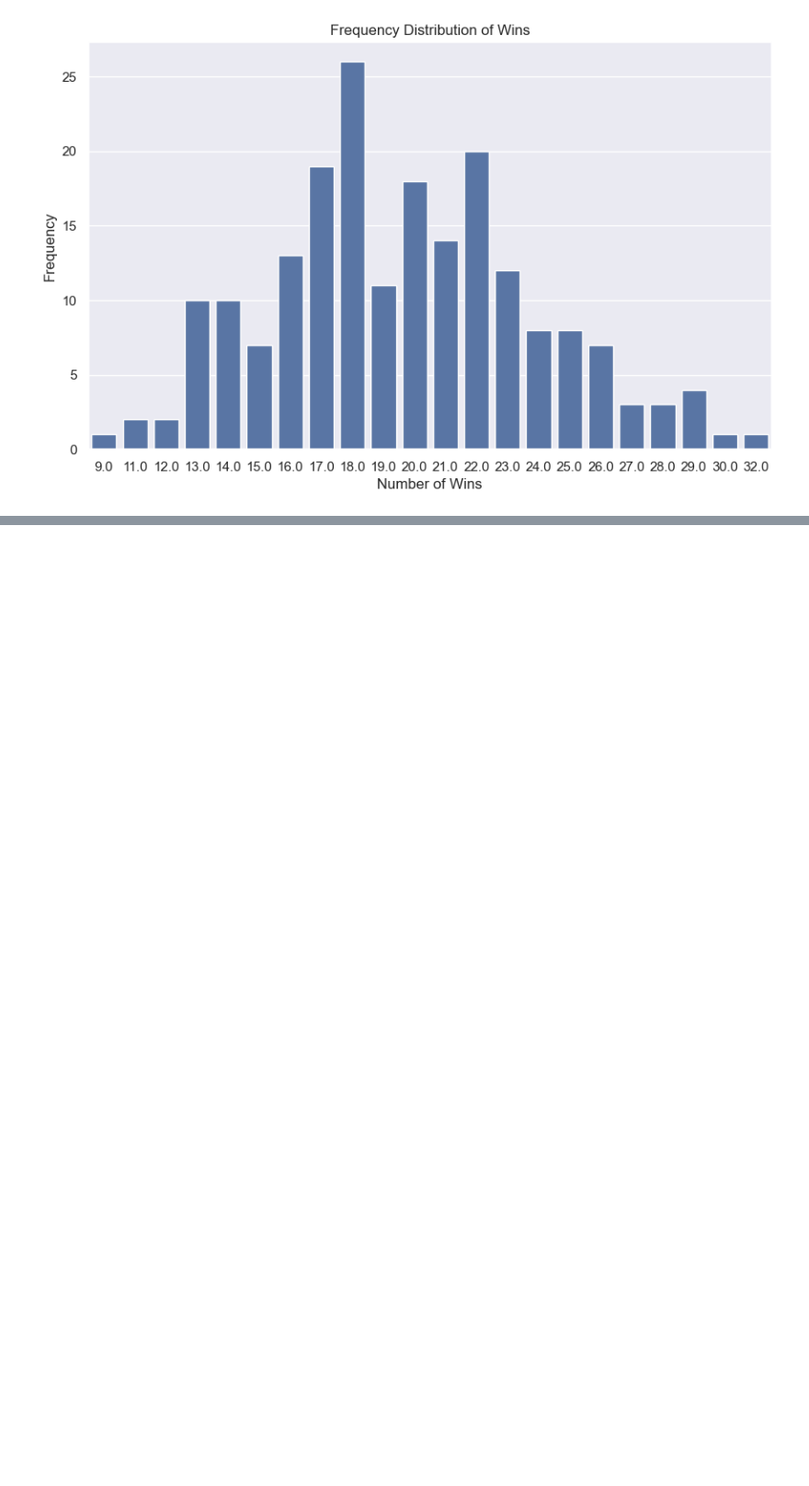
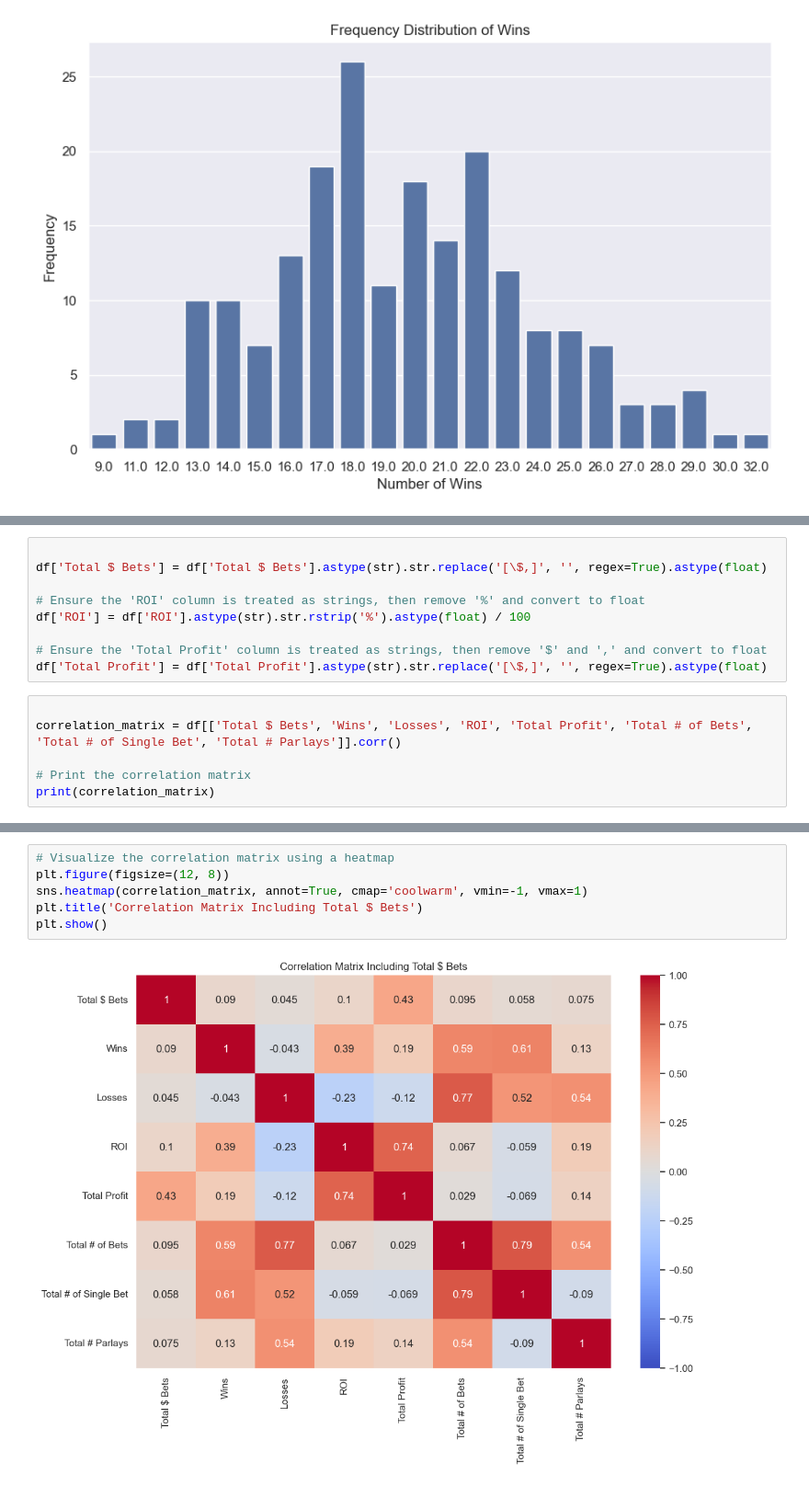
Before and after one commit to avidcyclist/prize_picks_practice, a Jupyter notebook: notebooks/tester.ipynb, the cells around one changed output, grey strips where cells are left out. Shown at 92% size. Drawn from its saved outputs; the diff is of its cells as text; blank space fills up the shorter version.

```diff
--- a/notebooks/tester.ipynb
+++ b/notebooks/tester.ipynb
@@ -420,0 +470,15 @@ plt.show()
+# %%
+
+df['Total $ Bets'] = df['Total $ Bets'].astype(str).str.replace('[\$,]', '', regex=True).astype(float)
+
+# Ensure the 'ROI' column is treated as strings, then remove '%' and convert to float
+df['ROI'] = df['ROI'].astype(str).str.rstrip('%').astype(float) / 100
+
+# Ensure the 'Total Profit' column is treated as strings, then remove '$' and ',' and convert to float
+df['Total Profit'] = df['Total Profit'].astype(str).str.replace('[\$,]', '', regex=True).astype(float)
+# %%
+
+correlation_matrix = df[['Total $ Bets', 'Wins', 'Losses', 'ROI', 'Total Profit', 'Total # of Bets', 'Total # of Single Bet', 'Total # Parlays']].corr()
+
+# Print the correlation matrix
+print(correlation_matrix)
@@ -420,0 +503,8 @@ plt.show()
+# %%
+# Visualize the correlation matrix using a heatmap
+plt.figure(figsize=(12, 8))
+sns.heatmap(correlation_matrix, annot=True, cmap='coolwarm', vmin=-1, vmax=1)
+plt.title('Correlation Matrix Including Total $ Bets')
+plt.show()
+# %% [output]
+[figure, added]
```
Also changed, not shown: parts of 15 cells of this notebook, 2 other files.
